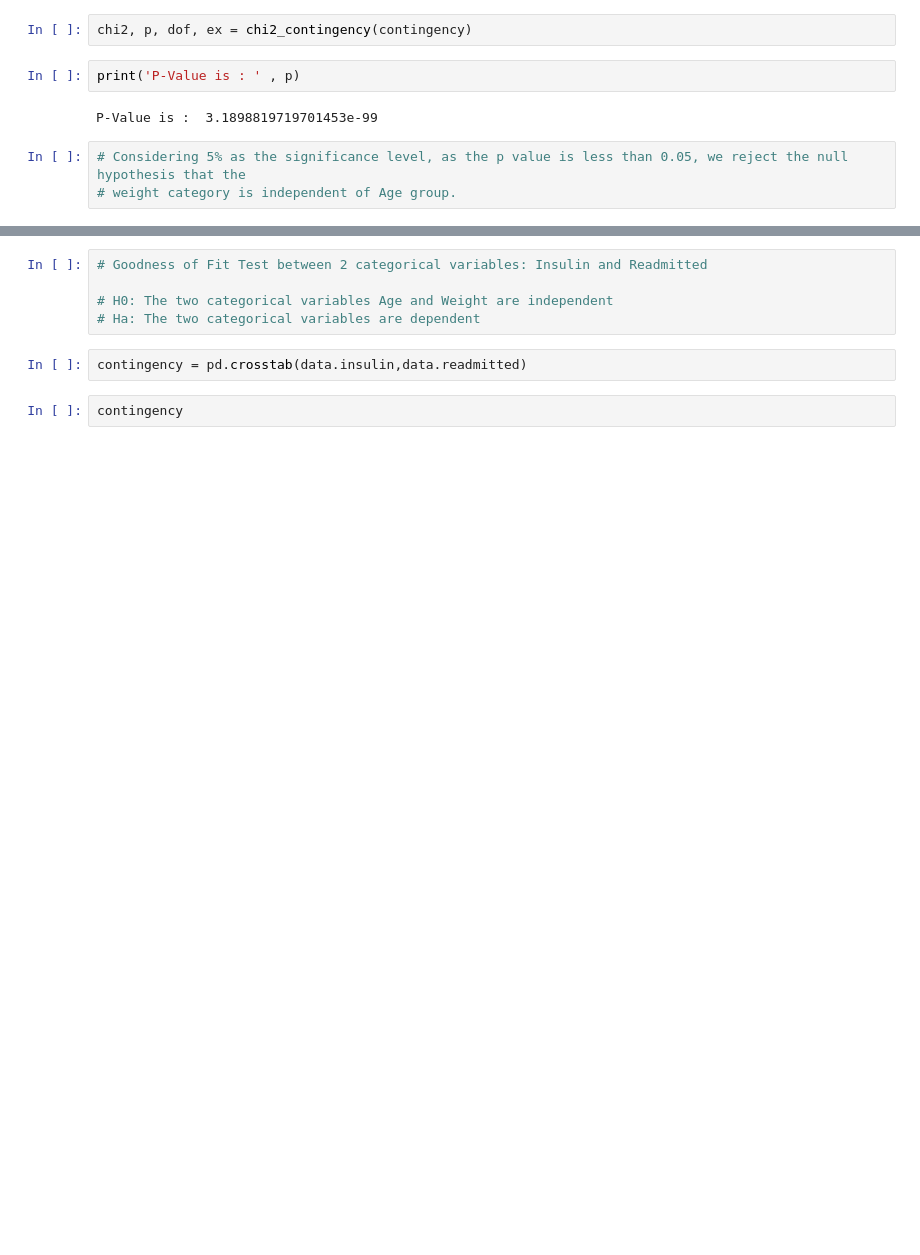
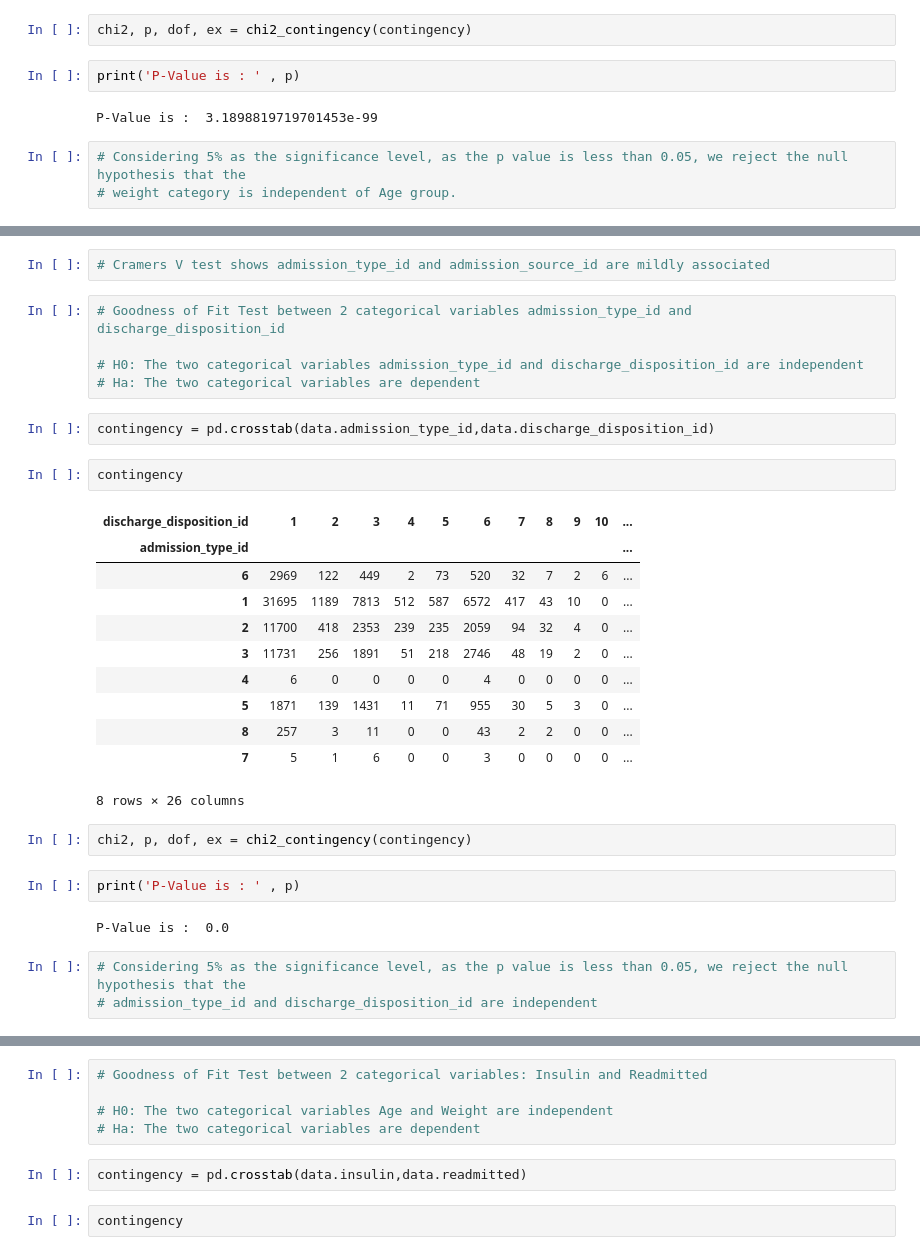
Before and after one commit to JPDas63/Capstone-Project, a Jupyter notebook: Project_Diabetes.ipynb, the cells around one changed output, grey strips where cells are left out. Drawn from its saved outputs; the diff is of its cells as text; blank space fills up the shorter version.

```diff
--- a/Project_Diabetes.ipynb
+++ b/Project_Diabetes.ipynb
@@ -449,0 +498,32 @@ P-Value is :  3.1898819719701453e-99
+# %%
+# Cramers V test shows admission_type_id and admission_source_id are mildly associated
+# %%
+# Goodness of Fit Test between 2 categorical variables admission_type_id and discharge_disposition_id
+
+# H0: The two categorical variables admission_type_id and discharge_disposition_id are independent
+# Ha: The two categorical variables are dependent
+# %%
+contingency = pd.crosstab(data.admission_type_id,data.discharge_disposition_id)
+# %%
+contingency
+# %% [output]
+| discharge_disposition_id | 1 | 2 | 3 | 4 | 5 | 6 | 7 | 8 | 9 | 10 | ... |
+| admission_type_id |  |  |  |  |  |  |  |  |  |  | ... |
+| 6 | 2969 | 122 | 449 | 2 | 73 | 520 | 32 | 7 | 2 | 6 | ... |
+| 1 | 31695 | 1189 | 7813 | 512 | 587 | 6572 | 417 | 43 | 10 | 0 | ... |
+| 2 | 11700 | 418 | 2353 | 239 | 235 | 2059 | 94 | 32 | 4 | 0 | ... |
+| 3 | 11731 | 256 | 1891 | 51 | 218 | 2746 | 48 | 19 | 2 | 0 | ... |
+| 4 | 6 | 0 | 0 | 0 | 0 | 4 | 0 | 0 | 0 | 0 | ... |
+| 5 | 1871 | 139 | 1431 | 11 | 71 | 955 | 30 | 5 | 3 | 0 | ... |
+| 8 | 257 | 3 | 11 | 0 | 0 | 43 | 2 | 2 | 0 | 0 | ... |
+| 7 | 5 | 1 | 6 | 0 | 0 | 3 | 0 | 0 | 0 | 0 | ... |
+8 rows × 26 columns
+# %%
+chi2, p, dof, ex = chi2_contingency(contingency)
+# %%
+print('P-Value is : ' , p)
+# %% [output]
+P-Value is :  0.0
+# %%
+# Considering 5% as the significance level, as the p value is less than 0.05, we reject the null hypothesis that the
+# admission_type_id and discharge_disposition_id are independent
```
Also changed, not shown: parts of 13 cells of this notebook.
